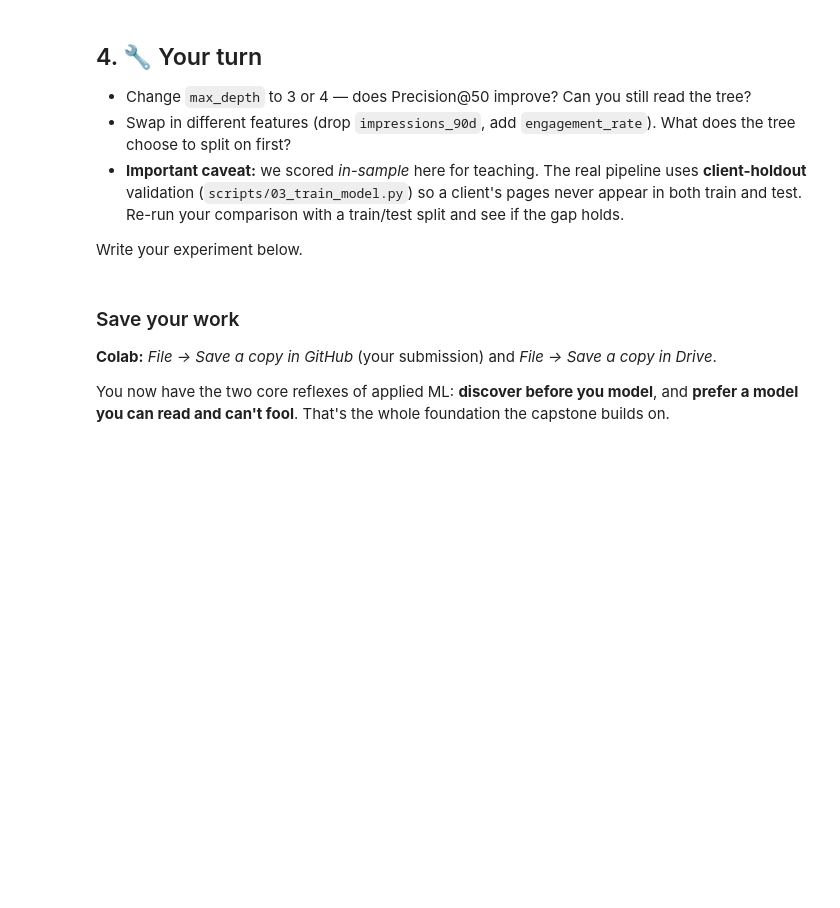
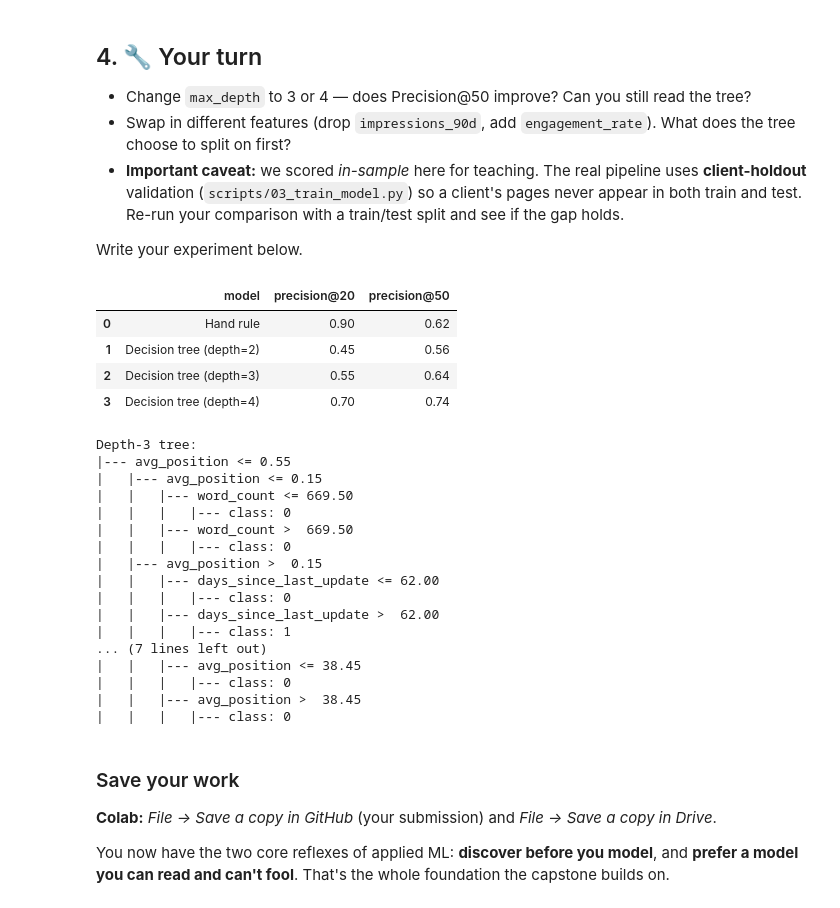
Before and after one commit to smartanilmali234-art/flyrank-ml-internship, a Jupyter notebook: notebooks/02_your_first_readable_model.ipynb, the cells around one changed output. Drawn from its saved outputs; the diff is of its cells as text; code cells hidden in the pictures; blank space fills up the shorter version.

```diff
--- a/notebooks/02_your_first_readable_model.ipynb
+++ b/notebooks/02_your_first_readable_model.ipynb
@@ -101,7 +144,81 @@ That's also why the starter data ships **only observable signals** — the produ
 
 Write your experiment below.
 # %%
-# Your experiment here
+from sklearn.tree import DecisionTreeClassifier, export_text
+import pandas as pd
+import numpy as np
+
+experiment_features = [
+    "content_age_days",
+    "days_since_last_update",
+    "avg_position",
+    "ctr",
+    "word_count",
+    "engagement_rate",
+]
+
+X_experiment = (
+    df[experiment_features]
+    .replace([np.inf, -np.inf], np.nan)
+    .fillna(0)
+)
+
+results = []
+
+for depth in (2, 3, 4):
+    experiment_tree = DecisionTreeClassifier(
+        max_depth=depth,
+        class_weight="balanced",
+        random_state=42,
+    )
+    experiment_tree.fit(X_experiment, y)
+    scores = experiment_tree.predict_proba(X_experiment)[:, 1]
+
+    results.append({
+        "model": f"Decision tree (depth={depth})",
+        "precision@20": precision_at_k(scores, y, 20),
+        "precision@50": precision_at_k(scores, y, 50),
+    })
+
+results.insert(0, {
+    "model": "Hand rule",
+    "precision@20": precision_at_k(df["hand_rule_score"], y, 20),
+    "precision@50": precision_at_k(df["hand_rule_score"], y, 50),
+})
+
+display(pd.DataFrame(results).round(3))
+
+print("\nDepth-3 tree:")
+depth3_tree = DecisionTreeClassifier(
+    max_depth=3,
+    class_weight="balanced",
+    random_state=42,
+).fit(X_experiment, y)
+
+print(export_text(depth3_tree, feature_names=experiment_features))
+# %% [output]
+|  | model | precision@20 | precision@50 |
+| 0 | Hand rule | 0.90 | 0.62 |
+| 1 | Decision tree (depth=2) | 0.45 | 0.56 |
+| 2 | Decision tree (depth=3) | 0.55 | 0.64 |
+| 3 | Decision tree (depth=4) | 0.70 | 0.74 |
+Depth-3 tree:
+|--- avg_position <= 0.55
+|   |--- avg_position <= 0.15
+|   |   |--- word_count <= 669.50
+|   |   |   |--- class: 0
+|   |   |--- word_count >  669.50
+|   |   |   |--- class: 0
+|   |--- avg_position >  0.15
+|   |   |--- days_since_last_update <= 62.00
+|   |   |   |--- class: 0
+|   |   |--- days_since_last_update >  62.00
+|   |   |   |--- class: 1
+... (7 lines left out)
+|   |   |--- avg_position <= 38.45
+|   |   |   |--- class: 0
+|   |   |--- avg_position >  38.45
+|   |   |   |--- class: 0
 # %% [markdown]
 ### Save your work
 **Colab:** *File → Save a copy in GitHub* (your submission) and *File → Save a copy in Drive*.
```
Also changed, not shown: parts of 6 cells of this notebook, 8 other files.
